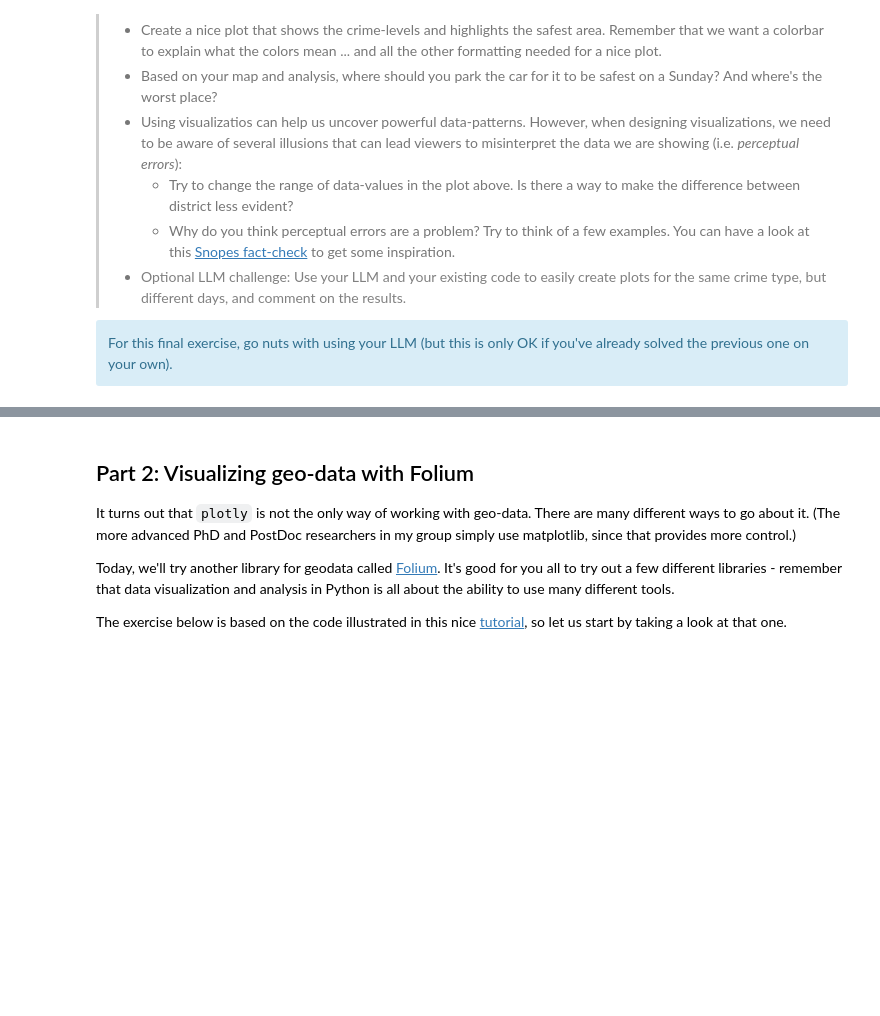
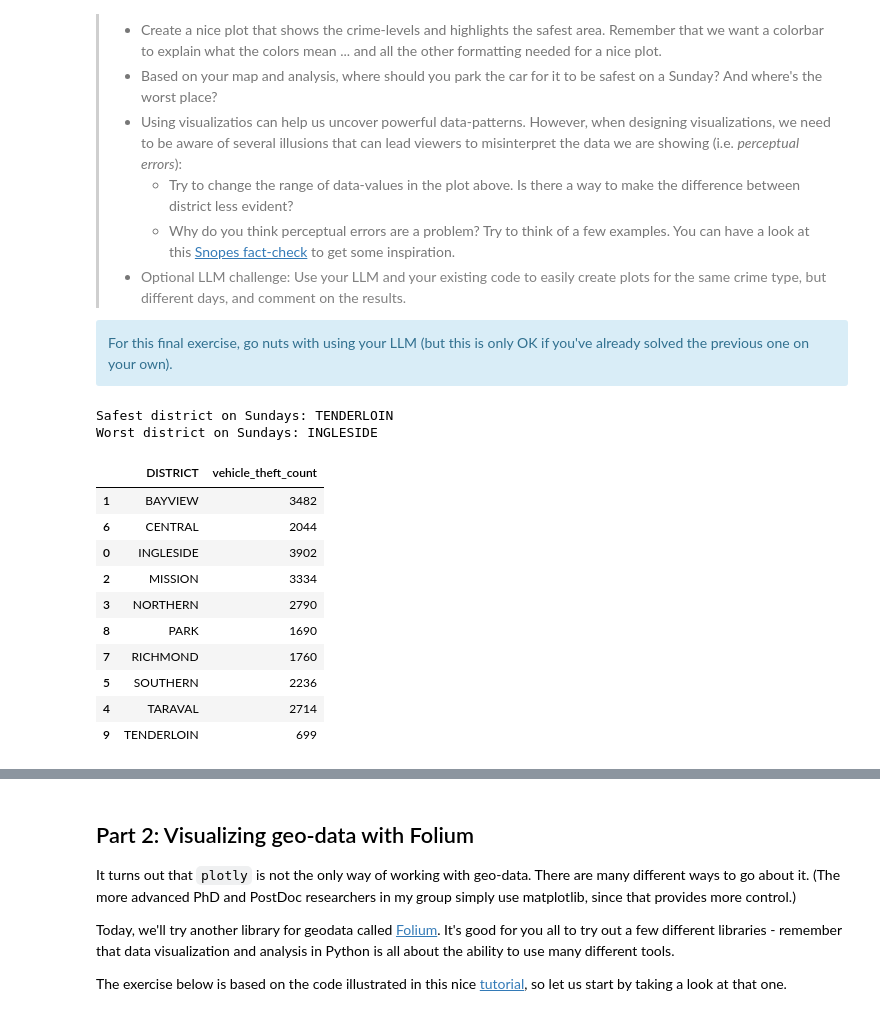
Before and after one commit to suneman/socialdata2026, a Jupyter notebook: lectures/Week5.ipynb, the cells around one changed output, grey strips where cells are left out. Cells and saved outputs as stored; diff of their text form; code cells hidden in the pictures; blank space fills up the shorter version.

Commit message:
Minor adjustments/runs on Weeks 2-4 and Part1 of Week5

```diff
--- a/lectures/Week5.ipynb
+++ b/lectures/Week5.ipynb
@@ -103,3 +196,64 @@ It's OK to use your LLM to help with the data wrangling here. The interpretation
 <div class="alert alert-block alert-info">
 For this final exercise, go nuts with using your LLM (but this is only OK if you've already solved the previous one on your own).
 </div>
+# %%
+sunday_vehicle_theft = (
+    df[
+        (df['day of week'] == 'Sunday')
+        & (df['category'] == 'VEHICLE THEFT')
+        & (df['police district'] != 'OUT OF SF')
+    ]
+    ['police district']
+    .value_counts()
+    .rename_axis('DISTRICT')
+    .reset_index(name='vehicle_theft_count')
+    .sort_values('DISTRICT')
+)
+
+safest_district = sunday_vehicle_theft.loc[sunday_vehicle_theft['vehicle_theft_count'].idxmin(), 'DISTRICT']
+worst_district = sunday_vehicle_theft.loc[sunday_vehicle_theft['vehicle_theft_count'].idxmax(), 'DISTRICT']
+
+fig = px.choropleth_map(
+    sunday_vehicle_theft,
+    geojson=sfpd_geojson,
+    locations='DISTRICT',
+    featureidkey='id',
+    color='vehicle_theft_count',
+    hover_name='DISTRICT',
+    hover_data={'vehicle_theft_count': ':,', 'DISTRICT': False},
+    color_continuous_scale='YlOrRd',
+    map_style='carto-positron',
+    zoom=11.0,
+    center={'lat': 37.7749, 'lon': -122.423},
+    opacity=0.7,
+    labels={'vehicle_theft_count': 'Count'}
+)
+
+fig.update_traces(marker_line_width=1.2, marker_line_color='rgba(60, 60, 60, 0.85)')
+
+fig.update_layout(
+    margin={'r': 0, 't': 60, 'l': 0, 'b': 0},
+    height=700,
+    title=f'Vehicle theft on Sundays by district',
+    coloraxis_colorbar={'title': '', 'len': 0.8, 'tickformat': ',d'},
+    title_x=0.02
+)
+
+print('Safest district on Sundays:', safest_district)
+print('Worst district on Sundays:', worst_district)
+display(sunday_vehicle_theft)
+fig.show()
+# %% [output]
+Safest district on Sundays: TENDERLOIN
+Worst district on Sundays: INGLESIDE
+|  | DISTRICT | vehicle_theft_count |
+| 1 | BAYVIEW | 3482 |
+| 6 | CENTRAL | 2044 |
+| 0 | INGLESIDE | 3902 |
+| 2 | MISSION | 3334 |
+| 3 | NORTHERN | 2790 |
+| 8 | PARK | 1690 |
+| 7 | RICHMOND | 1760 |
+| 5 | SOUTHERN | 2236 |
+| 4 | TARAVAL | 2714 |
+| 9 | TENDERLOIN | 699 |
```
Also changed, not shown: parts of 4 cells of this notebook, 1 other file.
